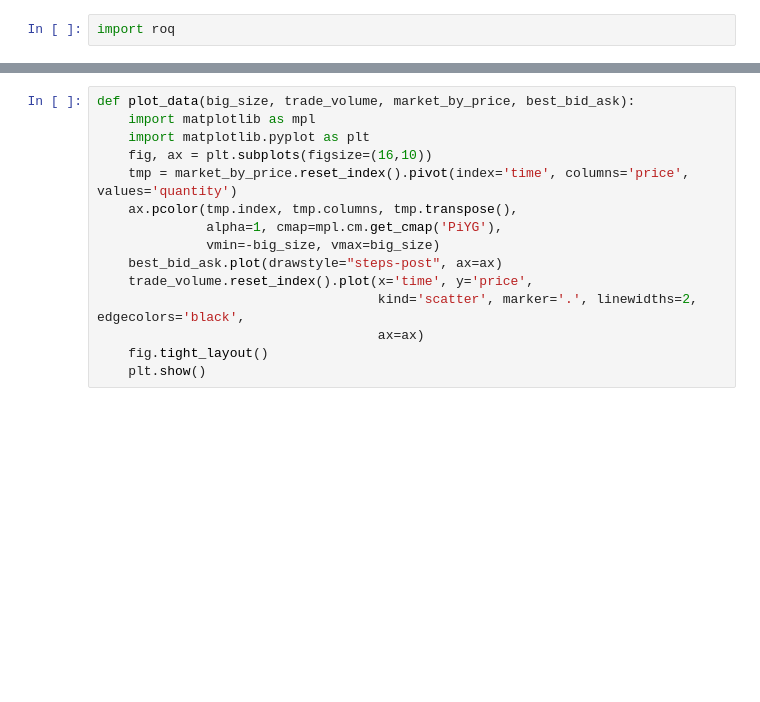
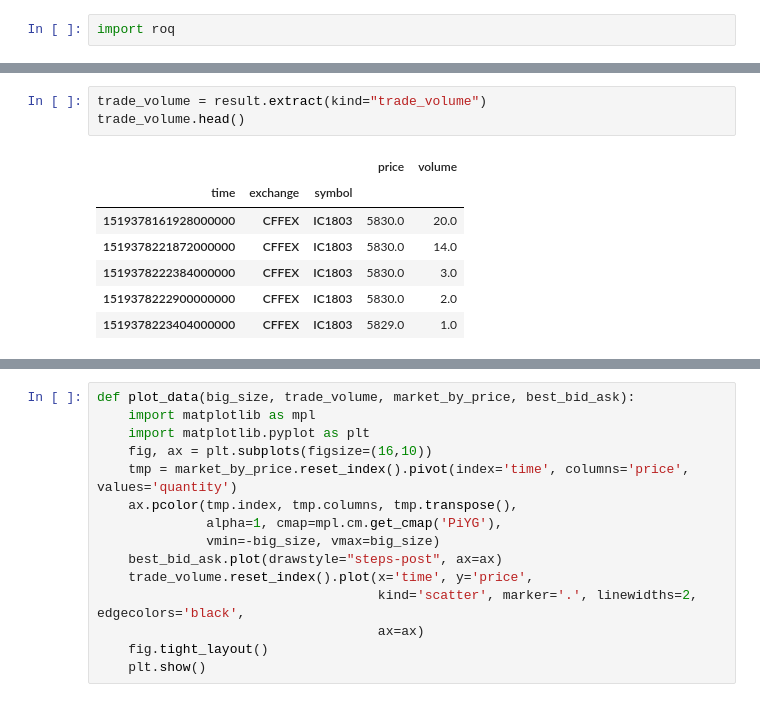
Before and after one commit to roq-trading/roq-cpp-samples, a Jupyter notebook: notebooks/simple.ipynb, the cells around one changed output, grey strips where cells are left out. Saved outputs shown, nothing was run; the diff lists cells and outputs as text; blank space fills up the shorter version.

```diff
--- a/notebooks/simple.ipynb
+++ b/notebooks/simple.ipynb
@@ -448,0 +256,11 @@ trade_update
+# %%
+trade_volume = result.extract(kind="trade_volume")
+trade_volume.head()
+# %% [output]
+|  |  |  | price | volume |
+| time | exchange | symbol |  |  |
+| 1519378161928000000 | CFFEX | IC1803 | 5830.0 | 20.0 |
+| 1519378221872000000 | CFFEX | IC1803 | 5830.0 | 14.0 |
+| 1519378222384000000 | CFFEX | IC1803 | 5830.0 | 3.0 |
+| 1519378222900000000 | CFFEX | IC1803 | 5830.0 | 2.0 |
+| 1519378223404000000 | CFFEX | IC1803 | 5829.0 | 1.0 |
```
Also changed, not shown: parts of 58 cells of this notebook.
